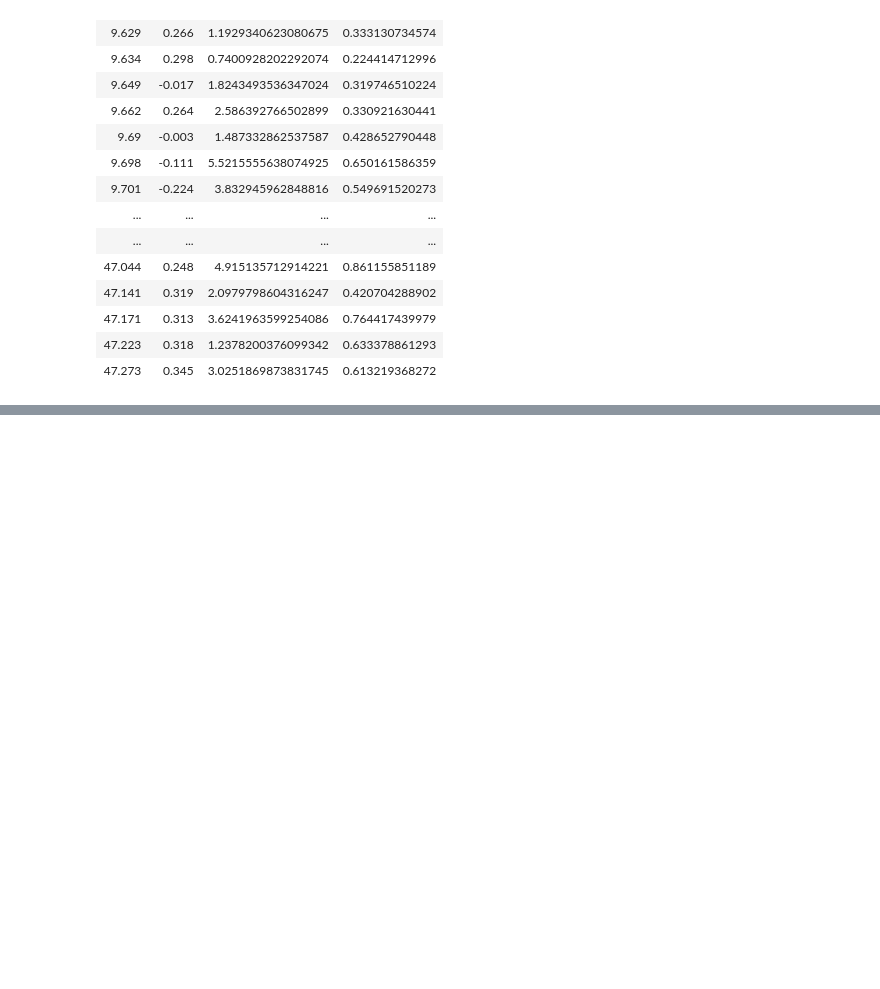
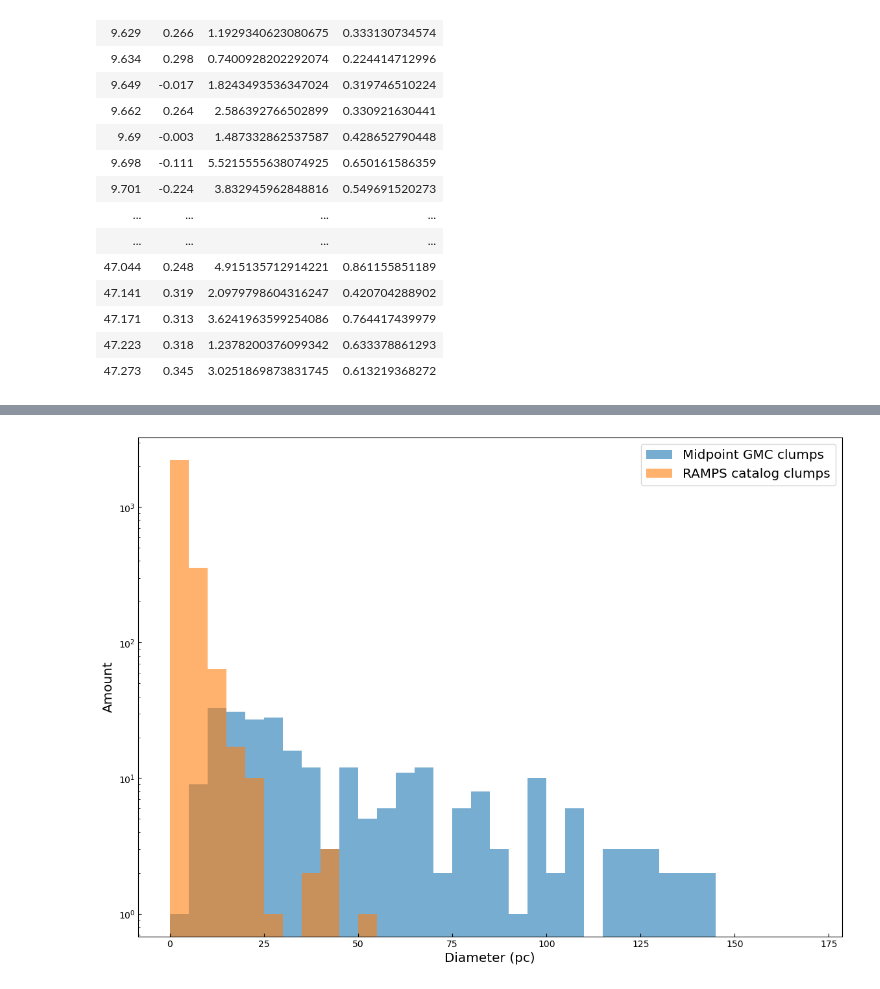
Before and after one commit to harrisonfwest/GBO-REU, a Jupyter notebook: Notebooks/size_linewidth.ipynb, the cells around one changed output, grey strips where cells are left out. Drawn from its saved outputs; the diff is of its cells as text; code cells hidden in the pictures; blank space fills up the shorter version.

```diff
--- a/Notebooks/size_linewidth.ipynb
+++ b/Notebooks/size_linewidth.ipynb
@@ -1,17 +1,14 @@
 # %%
+import numpy as np
 import matplotlib.pyplot as plt
-import numpy as np
-import matplotlib as mpl
 from astropy.io import fits
 from astropy.table import Table
+from astropy.io import ascii
 import seaborn as sns
-from astropy.io import ascii
-
-import csv
-
-mpl.rcParams['xtick.direction'] = 'in'
-mpl.rcParams['ytick.direction'] = 'in'
+from spectral_cube import SpectralCube
+from scipy.optimize import curve_fit
 
 FWHM_const = 2 * np.sqrt(2 * np.log(2))
 
-convert = 1 # Conversion factor derived from comparing (crossmatching) ClumpFind outputs from RAMPS with RAMPS catalog
+size_convert = 1 # Conversion factor derived from comparing (crossmatching) ClumpFind outputs from RAMPS with RAMPS catalog
+linewidth_convert = 1
@@ -66,0 +107,14 @@ Table length=2680
+# %%
+plt.figure(figsize= (14, 10))
+
+myBins = np.arange(0, 175, 5)
+plt.hist(pilot_table['Linear Size (pc)'], bins = myBins, alpha = 0.6, label = 'Midpoint GMC clumps')
+plt.hist(ramps_table['Linear Size (pc)'], bins = myBins, alpha = 0.6, label = 'RAMPS catalog clumps')
+plt.yscale('log')
+plt.xlabel('Diameter (pc)', fontsize= 'x-large')
+plt.ylabel('Amount', fontsize= 'x-large')
+plt.legend(fontsize= 'x-large')
+
+plt.show()
+# %% [output]
+[figure, added]
```
Also changed, not shown: parts of 4 cells of this notebook.
